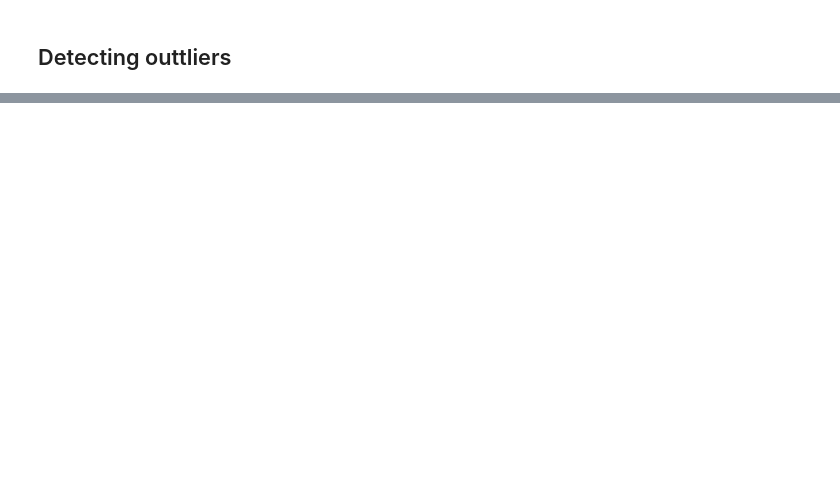
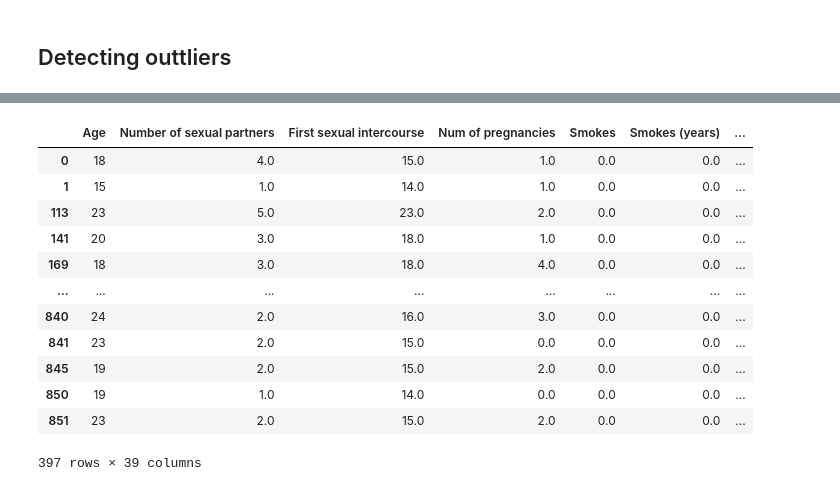
Before and after one commit to joofio/ds-curriculum, a Jupyter notebook: preprocessing/preprocess-python.ipynb, the cells around one changed output, grey strips where cells are left out. Saved outputs shown, nothing was run; the diff lists cells and outputs as text; code cells hidden in the pictures; blank space fills up the shorter version.

```diff
--- a/preprocessing/preprocess-python.ipynb
+++ b/preprocessing/preprocess-python.ipynb
@@ -244,3 +265,19 @@ data1.applymap(if_1_10)#works with lambda as well
+# %%
+# apply function with several columns
+def two_rows(row):
+    two=float(row["Number of sexual partners"]) + float(row["First sexual intercourse"])
+    return two
+
+data1["two_rows"]=data1.apply(two_rows,axis=1)
+# %%
+#returning several columns
+def separaters(element):
+    if element["Age"]==18:
+        return "one","two"
+    else:
+        return "three","four"
+
+data1[["one","two"]]=data1.apply(separaters,axis=1,result_type="expand")#only works for full df
 # %% [markdown]
 ## Detecting outtliers
 # %%
@@ -277,0 +391,17 @@ outliers
+# %%
+#df query
+data1.query('Age < `STDs: Number of diagnosis` +25')
+# %% [output]
+|  | Age | Number of sexual partners | First sexual intercourse | Num of pregnancies | Smokes | Smokes (years) | ... |
+| 0 | 18 | 4.0 | 15.0 | 1.0 | 0.0 | 0.0 | ... |
+| 1 | 15 | 1.0 | 14.0 | 1.0 | 0.0 | 0.0 | ... |
+| 113 | 23 | 5.0 | 23.0 | 2.0 | 0.0 | 0.0 | ... |
+| 141 | 20 | 3.0 | 18.0 | 1.0 | 0.0 | 0.0 | ... |
+| 169 | 18 | 3.0 | 18.0 | 4.0 | 0.0 | 0.0 | ... |
+| ... | ... | ... | ... | ... | ... | ... | ... |
+| 840 | 24 | 2.0 | 16.0 | 3.0 | 0.0 | 0.0 | ... |
+| 841 | 23 | 2.0 | 15.0 | 0.0 | 0.0 | 0.0 | ... |
+| 845 | 19 | 2.0 | 15.0 | 2.0 | 0.0 | 0.0 | ... |
+| 850 | 19 | 1.0 | 14.0 | 0.0 | 0.0 | 0.0 | ... |
+| 851 | 23 | 2.0 | 15.0 | 2.0 | 0.0 | 0.0 | ... |
+397 rows × 39 columns
```
Also changed, not shown: parts of 14 cells of this notebook, 3 other files.
